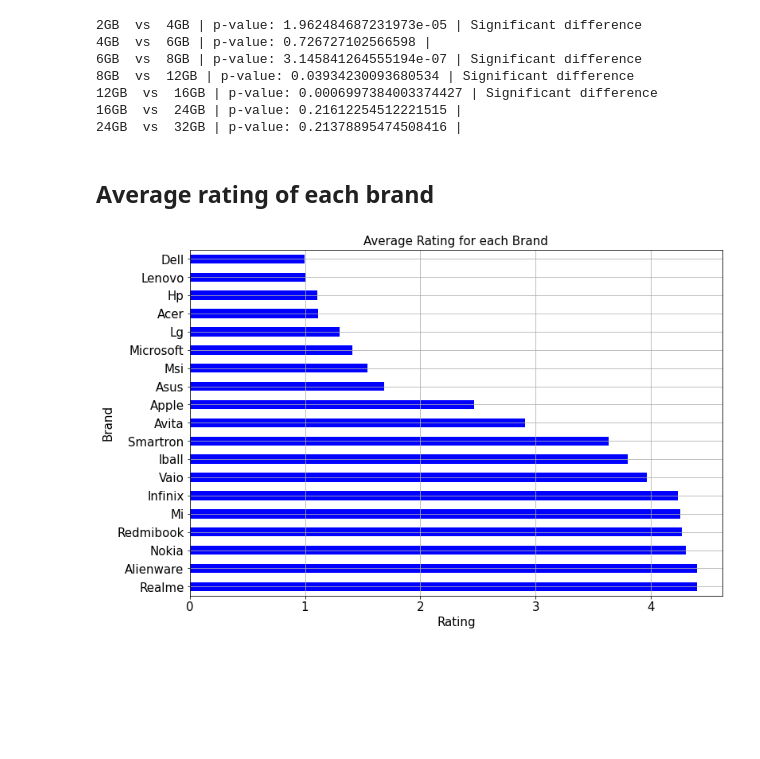
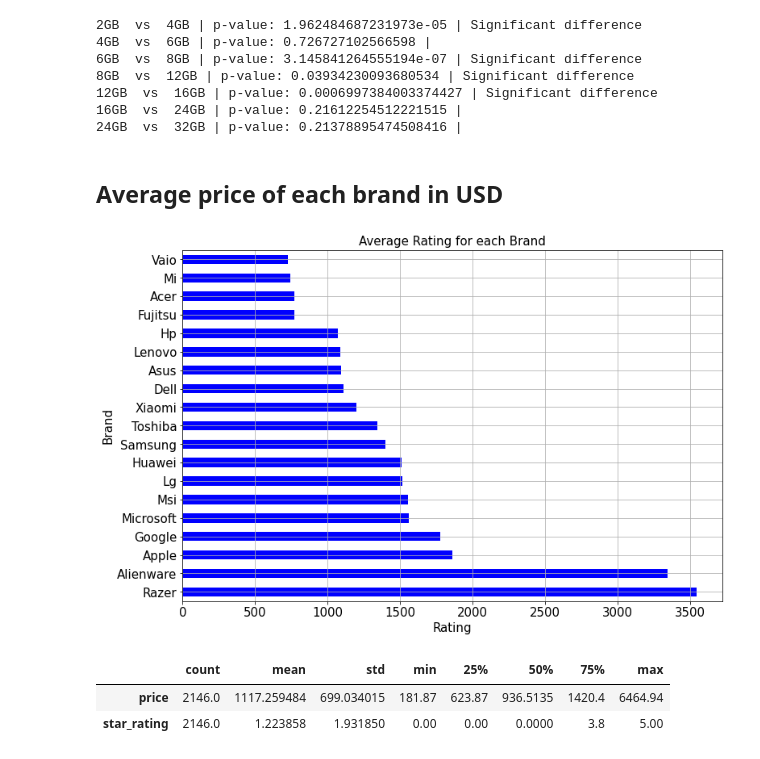
Before and after one commit to jason-9601/DATAPRE-Final, a Jupyter notebook: DATAPRE Final.ipynb, the cells around one changed output. Saved outputs shown, nothing was run; the diff lists cells and outputs as text; code cells hidden in the pictures; blank space fills up the shorter version.

Commit message:
average price correction

```diff
--- a/DATAPRE Final.ipynb
+++ b/DATAPRE Final.ipynb
@@ -943,14 +944,20 @@ for i in range(0, len(df_ram_price) - 2):
 16GB  vs  24GB | p-value: 0.21612254512221515 |
 24GB  vs  32GB | p-value: 0.21378895474508416 |
 # %% [markdown]
-## Average rating of each brand
+## Average price of each brand in USD
 # %%
-df_laptops.groupby('brand').mean()['star_rating'].sort_values(ascending = False)[:19].plot(kind = 'barh',
+df_laptops.groupby('brand').mean()['price'].sort_values(ascending = False)[:19].plot(kind = 'barh',
             color = 'blue', figsize = (12,8),
             grid = True, fontsize = 15)
 plt.ylabel('Brand', fontsize = 15)
 plt.xlabel('Rating', fontsize = 15)
 plt.title('Average Rating for each Brand', fontsize = 15)
 plt.show()
 # %% [output]
-[figure, old version]
+[figure, new version]
+# %%
+df_laptops.describe().T
+# %% [output]
+|  | count | mean | std | min | 25% | 50% | 75% | max |
+| price | 2146.0 | 1117.259484 | 699.034015 | 181.87 | 623.87 | 936.5135 | 1420.4 | 6464.94 |
+| star_rating | 2146.0 | 1.223858 | 1.931850 | 0.00 | 0.00 | 0.0000 | 3.8 | 5.00 |
```
Also changed, not shown: parts of 12 cells of this notebook.
